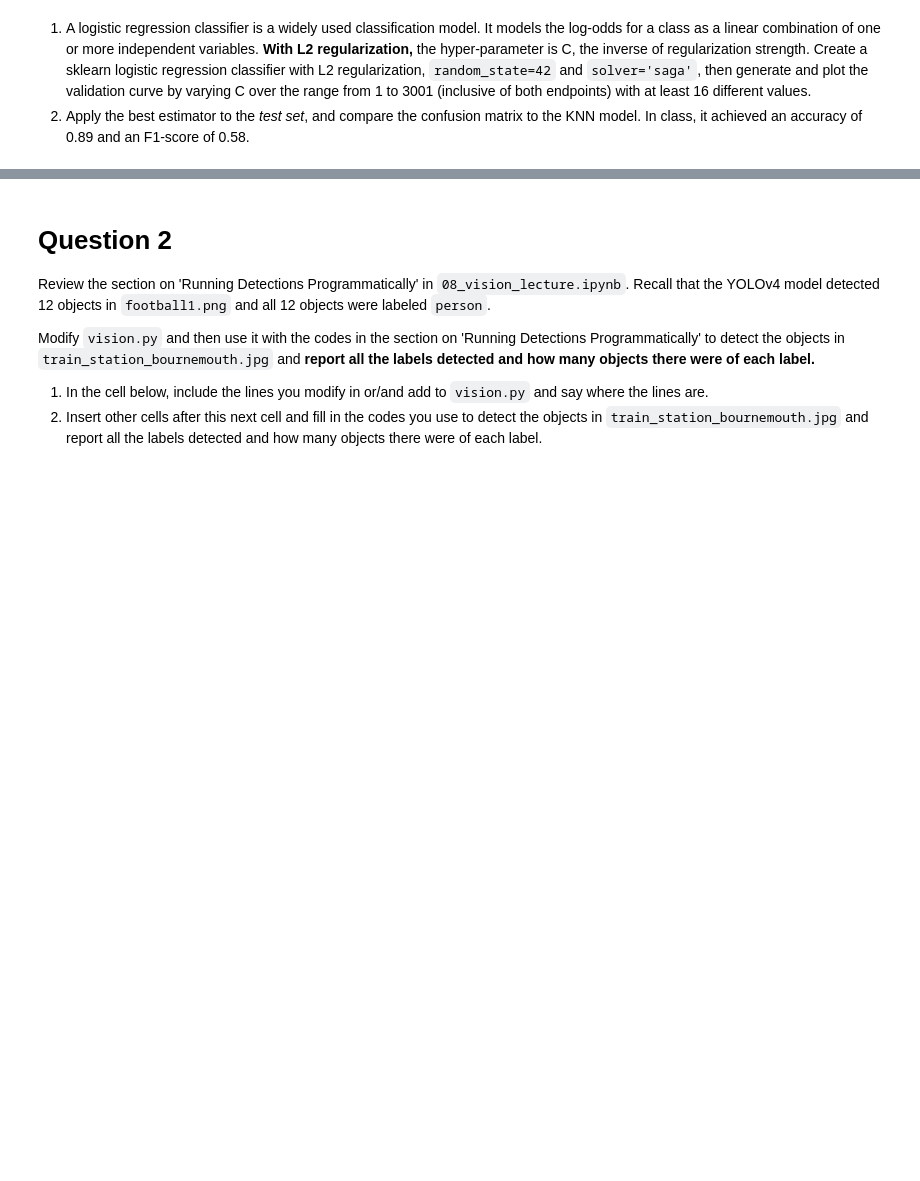
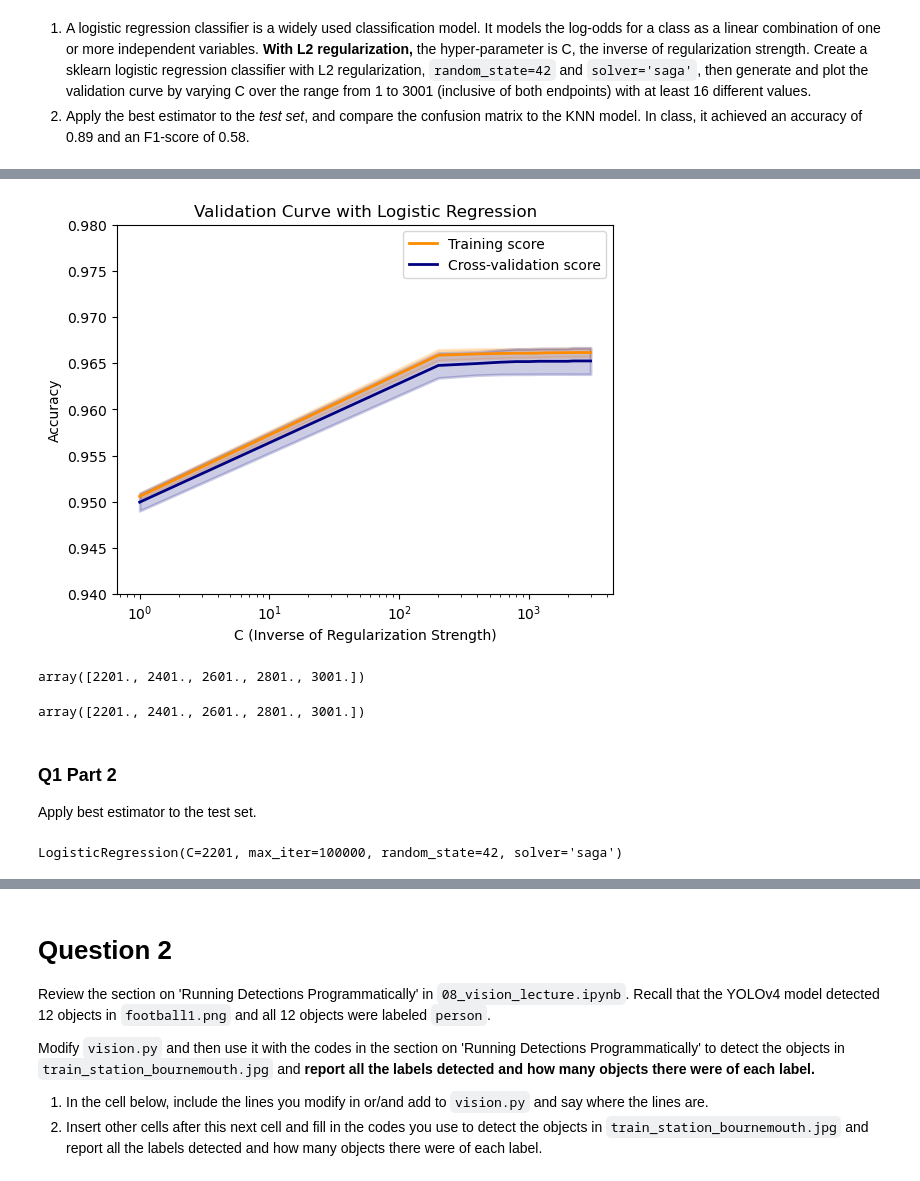
Before and after one commit to Luke-zm/Completed-Data-Courses-for-Masters, a Jupyter notebook: IND5003/assignment/IND5003_2310_Assignment_2.ipynb, the cells around one changed output, grey strips where cells are left out. Saved outputs shown, nothing was run; the diff lists cells and outputs as text; code cells hidden in the pictures; blank space fills up the shorter version.

Commit message:
add>assignment 2 part 1

```diff
--- a/IND5003/assignment/IND5003_2310_Assignment_2.ipynb
+++ b/IND5003/assignment/IND5003_2310_Assignment_2.ipynb
@@ -63,0 +102,58 @@ X_ttest = ct.transform(X_test)
+# %%
+
+# Creating logistic regression classifier with L2 regularization
+log_reg = LogisticRegression(random_state=42, solver='saga', penalty='l2', max_iter=100000)
+# %%
+# Generating validation curve
+train_scores, test_scores = validation_curve(
+    log_reg, X_ttrain, y_train, param_name="C", param_range=C_range,
+    scoring="accuracy", n_jobs=-1)
+
+# # Calculate validation curve
+# train_scores_lin, test_scores_lin = validation_curve(
+#     logistic_regression, X_ttrain, y_train, param_name="C", param_range=C_values_lin,
+#     cv=5, scoring="accuracy", n_jobs=-1)
+# %%
+# Calculating mean and standard deviation for train and test scores
+train_scores_mean = np.mean(train_scores, axis=1)
+train_scores_std = np.std(train_scores, axis=1)
+test_scores_mean = np.mean(test_scores, axis=1)
+test_scores_std = np.std(test_scores, axis=1)
+# %%
+# Plotting the validation curve
+plt.figure()
+plt.title("Validation Curve with Logistic Regression")
+plt.xlabel("C (Inverse of Regularization Strength)")
+plt.ylabel("Accuracy")
+plt.ylim(0.94, 0.98)
+lw = 2
+plt.semilogx(C_range, train_scores_mean, label="Training score",
+             color="darkorange", lw=lw)
+plt.fill_between(C_range, train_scores_mean - train_scores_std,
+                 train_scores_mean + train_scores_std, alpha=0.2,
+                 color="darkorange", lw=lw)
+plt.semilogx(C_range, test_scores_mean, label="Cross-validation score",
+             color="navy", lw=lw)
+plt.fill_between(C_range, test_scores_mean - test_scores_std,
+                 test_scores_mean + test_scores_std, alpha=0.2,
+                 color="navy", lw=lw)
+plt.legend(loc="best")
+plt.show()
+
+# Outputting the C values with the best test scores
+best_C_indices = np.argsort(-test_scores_mean)
+best_C_values = C_range[best_C_indices]
+best_C_values[:5]  # Displaying the top 5 C values
+# %% [output]
+[figure, added]
+array([2201., 2401., 2601., 2801., 3001.])
+# %%
+# Outputting the C values with the best test scores
+best_C_indices = np.argsort(-test_scores_mean)
+best_C_values = C_range[best_C_indices]
+best_C_values[:5]  # Displaying the top 5 C values
+# %% [output]
+array([2201., 2401., 2601., 2801., 3001.])
+# %% [markdown]
+### Q1 Part 2
+Apply best estimator to the test set.
@@ -63,0 +163,4 @@ X_ttest = ct.transform(X_test)
+# %%
+log_reg.fit(X_ttrain, y_train)
+# %% [output]
+LogisticRegression(C=2201, max_iter=100000, random_state=42, solver='saga')
```
Also changed, not shown: parts of 10 cells of this notebook, 5 other files.
